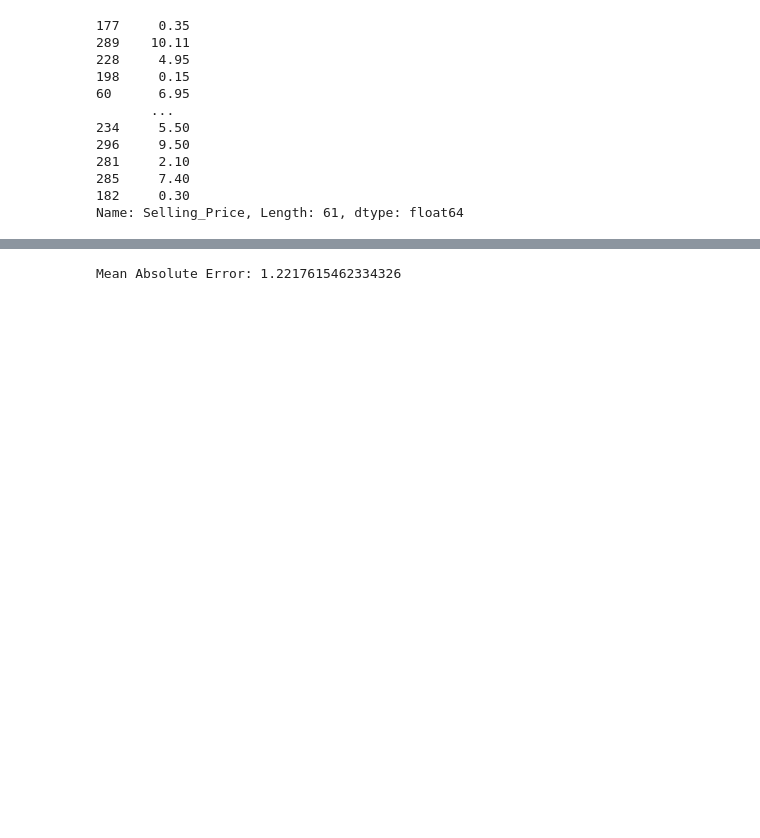
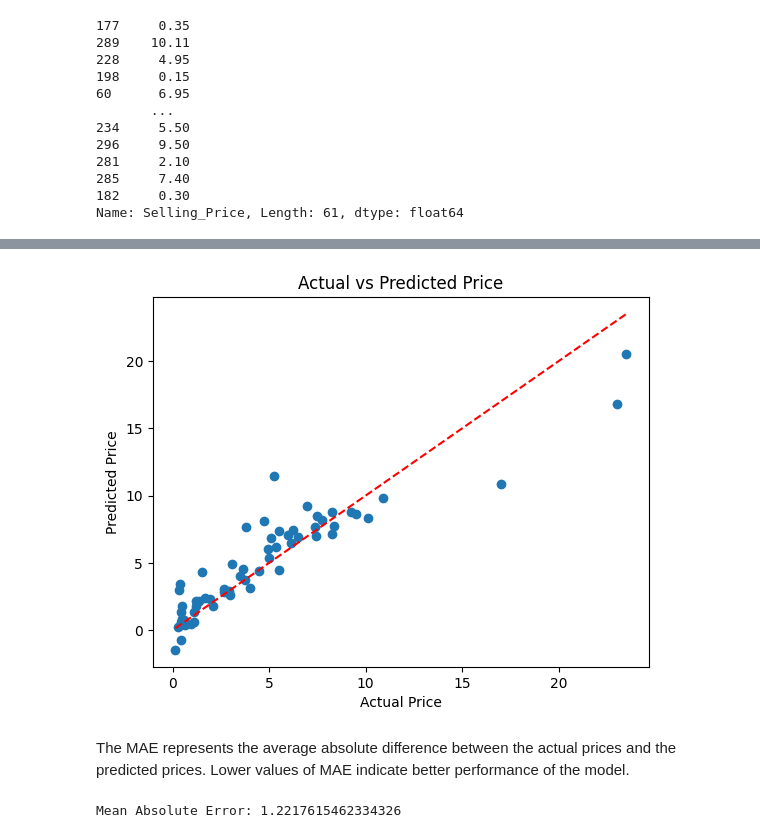
Before and after one commit to Hubertmeteor/car_price_analysis, a Jupyter notebook: car_price_prediction.ipynb, the cells around one changed output, grey strips where cells are left out. Drawn from its saved outputs; the diff is of its cells as text; code cells hidden in the pictures; blank space fills up the shorter version.

```diff
--- a/car_price_prediction.ipynb
+++ b/car_price_prediction.ipynb
@@ -284,3 +289,22 @@ plt.show()
+# %%
+
+# Scatter plot of actual vs predicted prices
+plt.scatter(y_test, pred)
+
+# Add diagonal line
+plt.plot([min(y_test), max(y_test)], [min(y_test), max(y_test)], color='red', linestyle='--')
+
+# Labeling
+plt.xlabel("Actual Price")
+plt.ylabel("Predicted Price")
+plt.title("Actual vs Predicted Price")
+
+# Show plot
+plt.show()
+# %% [output]
+[figure, added]
+# %% [markdown]
+The MAE represents the average absolute difference between the actual prices and the predicted prices. Lower values of MAE indicate better performance of the model.
 # %%
 mae=metrics.mean_absolute_error(y_test,pred)
 print("Mean Absolute Error:",mae)
```
Also changed, not shown: parts of 13 cells of this notebook.
